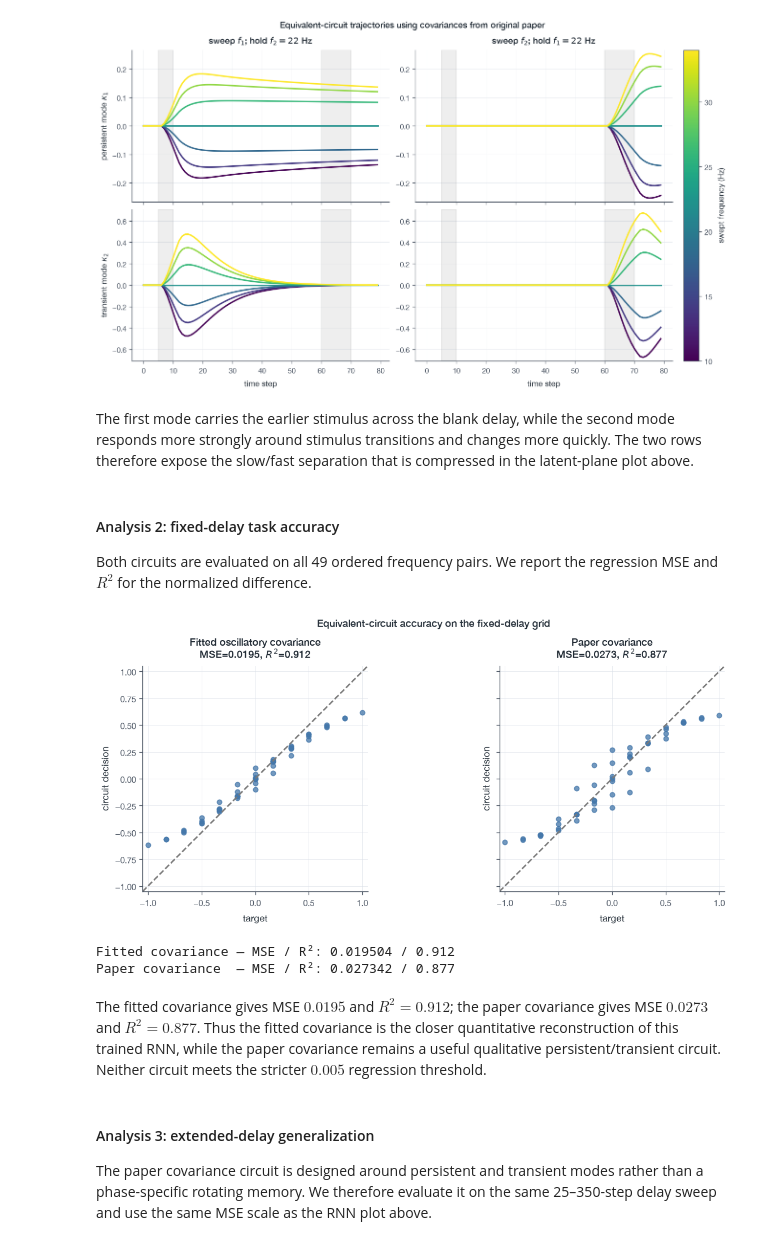
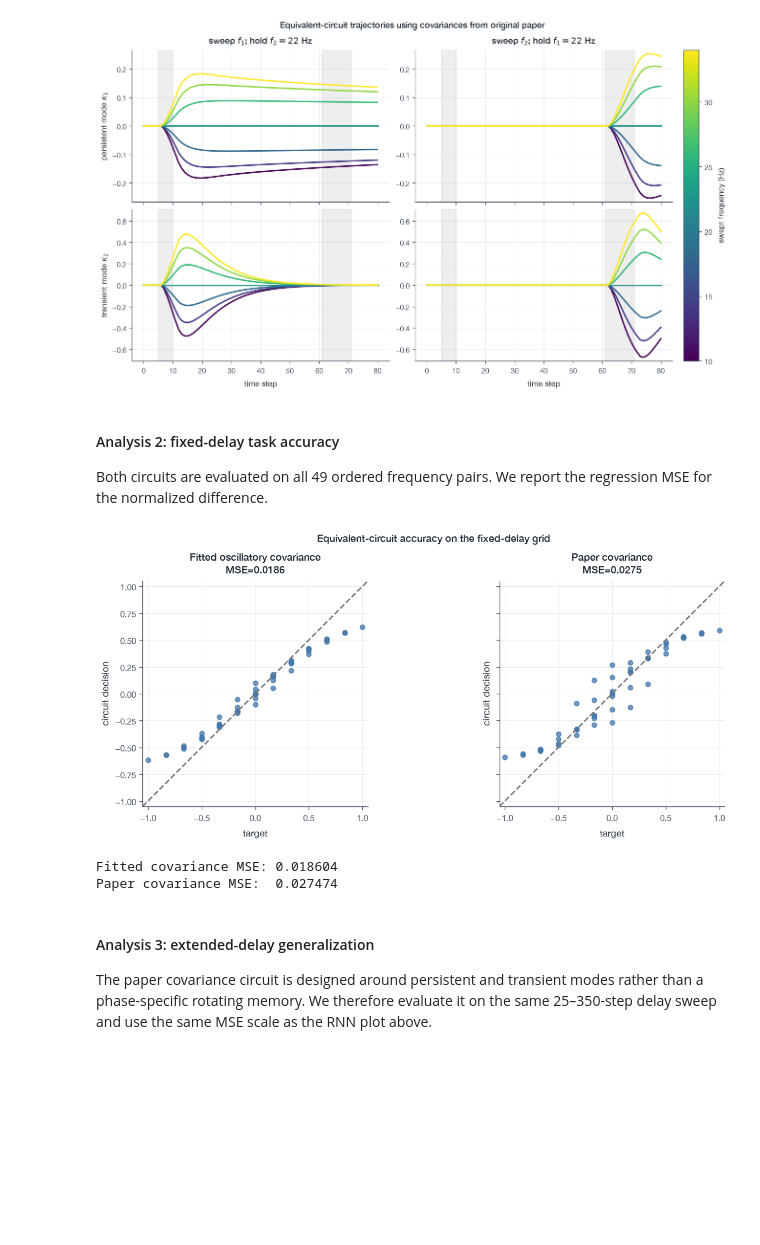
Before and after one commit to arjunpur/low-rank-rnn, a Jupyter notebook: final.ipynb, the cells around one changed output. Saved outputs shown, nothing was run; the diff lists cells and outputs as text; code cells hidden in the pictures; blank space fills up the shorter version.

```diff
--- a/final.ipynb
+++ b/final.ipynb
@@ -601,7 +611,10 @@ representative_pairs = np.array(
     ((10, 34), (14, 22), (14, 14), (18, 10), (34, 10))
 )
 representative_inputs, representative_targets = (
-    memory_task.make_fixed_delay_trials(representative_pairs)
+    memory_task.make_fixed_delay_trials(
+        representative_pairs,
+        second_start=MEMORY_SECOND_WINDOW[0],
+    )
 )
 representative_outputs, _ = analysis.run_model(
     oscillatory_model,
@@ -612,8 +625,8 @@ plotting.plot_memory_trials(
     representative_inputs,
     representative_targets,
     representative_outputs,
-    first_window=memory_task.FIXED_FIRST_WINDOW,
-    second_window=memory_task.FIXED_SECOND_WINDOW,
+    first_window=MEMORY_FIRST_WINDOW,
+    second_window=MEMORY_SECOND_WINDOW,
     decision_steps=MEMORY_DECISION_STEPS,
 )
 plt.show()
@@ -1018,16 +969,11 @@ paper_mode_time_course_figure, _ = plotting.plot_latent_sweeps(
 plt.show()
 # %% [output]
 [figure]
-# %% [markdown]
-The first mode carries the earlier stimulus across the blank delay, while
-the second mode responds more strongly around stimulus transitions and
-changes more quickly. The two rows therefore expose the slow/fast
-separation that is compressed in the latent-plane plot above.
 # %% [markdown]
 #### Analysis 2: fixed-delay task accuracy
 
 Both circuits are evaluated on all 49 ordered frequency pairs. We report
-the regression MSE and $R^2$ for the normalized difference.
+the regression MSE for the normalized difference.
 # %%
 oscillatory_reduced_outputs, _, _ = mean_field.simulate_gaussian_circuit(
     memory_grid_inputs,
@@ -1040,64 +986,46 @@ oscillatory_reduced_decisions = analysis.decision_values(
     oscillatory_reduced_outputs,
     MEMORY_DECISION_STEPS,
 )
-oscillatory_reduced_mse, oscillatory_circuit_r_squared = (
-    analysis.regression_metrics(
+oscillatory_reduced_mse = (
+    analysis.regression_mse(
         oscillatory_reduced_decisions,
         memory_grid_targets,
     )
 )
 
 paper_circuit_outputs, _, _ = mean_field.simulate_gaussian_circuit(
     memory_grid_inputs,
     paper_names,
     paper_loading_mean,
     paper_loading_covariance,
     step_size=oscillatory_model.step_size,
 )
 paper_circuit_decisions = analysis.decision_values(
     paper_circuit_outputs,
     MEMORY_DECISION_STEPS,
 )
-paper_circuit_mse, paper_circuit_r_squared = analysis.regression_metrics(
+paper_circuit_mse = analysis.regression_mse(
     paper_circuit_decisions,
     memory_grid_targets,
 )
 
 plotting.plot_regression_comparison(
     memory_grid_targets,
     np.vstack((oscillatory_reduced_decisions, paper_circuit_decisions)),
     ("Fitted oscillatory covariance", "Paper covariance"),
     mean_squared_errors=np.array(
         (oscillatory_reduced_mse, paper_circuit_mse)
     ),
-    r_squared_values=np.array(
-        (oscillatory_circuit_r_squared, paper_circuit_r_squared)
-    ),
     title="Equivalent-circuit accuracy on the fixed-delay grid",
 )
 plt.show()
 
-print(
-    "Fitted covariance — MSE / R²:",
-    f"{oscillatory_reduced_mse:.6f} / "
-    f"{oscillatory_circuit_r_squared:.3f}",
-)
-print(
-    "Paper covariance  — MSE / R²:",
-    f"{paper_circuit_mse:.6f} / "
-    f"{paper_circuit_r_squared:.3f}",
-)
+print(f"Fitted covariance MSE: {oscillatory_reduced_mse:.6f}")
+print(f"Paper covariance MSE:  {paper_circuit_mse:.6f}")
 # %% [output]
-[figure, old version]
+[figure, new version]
-Fitted covariance — MSE / R²: 0.019504 / 0.912
-Paper covariance  — MSE / R²: 0.027342 / 0.877
+Fitted covariance MSE: 0.018604
+Paper covariance MSE:  0.027474
-# %% [markdown]
-The fitted covariance gives MSE $0.0195$ and $R^2=0.912$; the paper
-covariance gives MSE $0.0273$ and $R^2=0.877$. Thus the fitted covariance
-is the closer
-quantitative reconstruction of this trained RNN, while the paper
-covariance remains a useful qualitative persistent/transient circuit.
-Neither circuit meets the stricter $0.005$ regression threshold.
 # %% [markdown]
 #### Analysis 3: extended-delay generalization
 
```
Also changed, not shown: parts of 32 cells of this notebook, 28 other files.
